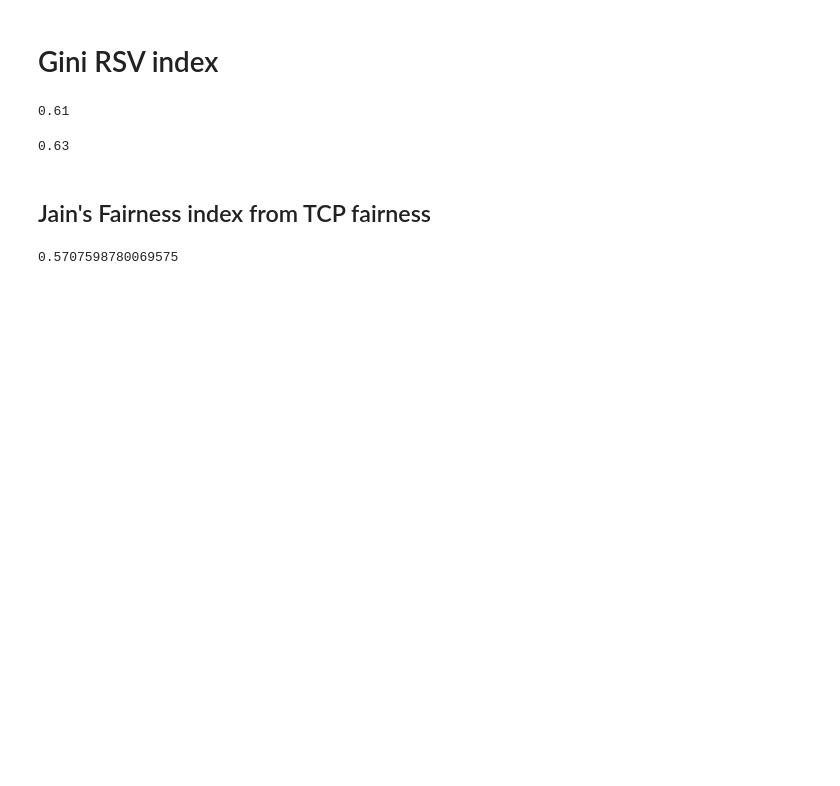
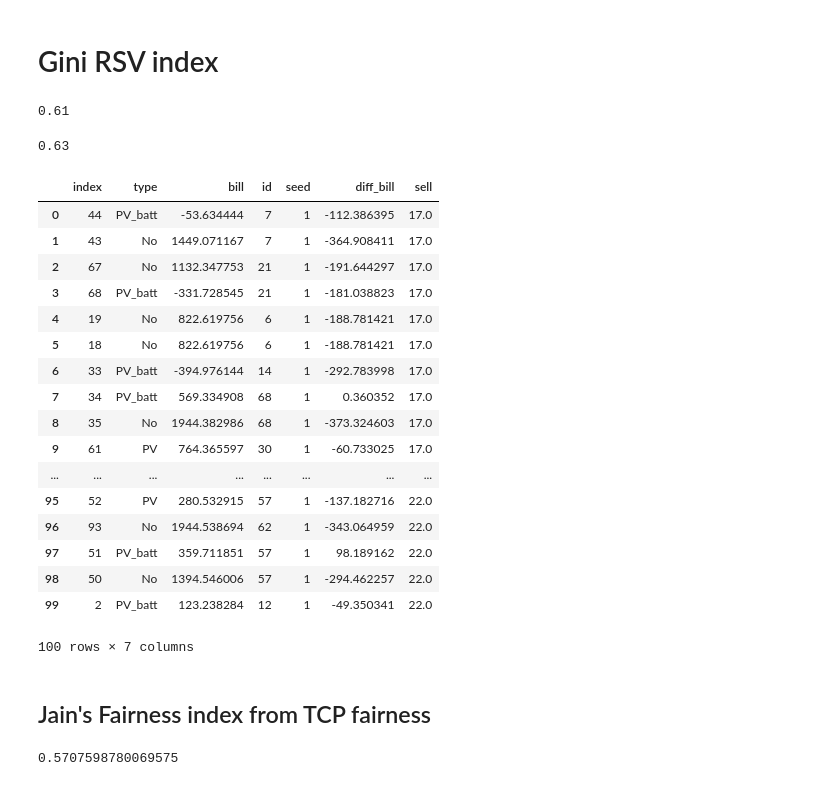
Before and after one commit to alefunxo/Solar_communities, a Jupyter notebook: src/flexible_P3.ipynb, the cells around one changed output. Drawn from its saved outputs; the diff is of its cells as text; code cells hidden in the pictures; blank space fills up the shorter version.

```diff
--- a/src/flexible_P3.ipynb
+++ b/src/flexible_P3.ipynb
@@ -588,0 +665,30 @@ Gini_rsv(np.array(aux.P2P.astype(float)),aux.weight)
+# %%
+aux2=out_sc_hh.loc[:,['type','bill','id','seed']]
+aux2['diff_bill']=out_p2p_hh['bill']-out_sc_hh['bill']
+# %%
+aux2['id']=selection['name']
+# %%
+aux2=pd.merge(aux2,df_bhv_paired.groupby('id').sum().sell,how='inner',on='id')
+# %%
+aux2=aux2.sort_values('sell').reset_index()
+# %%
+aux2
+# %% [output]
+|  | index | type | bill | id | seed | diff_bill | sell |
+| 0 | 44 | PV_batt | -53.634444 | 7 | 1 | -112.386395 | 17.0 |
+| 1 | 43 | No | 1449.071167 | 7 | 1 | -364.908411 | 17.0 |
+| 2 | 67 | No | 1132.347753 | 21 | 1 | -191.644297 | 17.0 |
+| 3 | 68 | PV_batt | -331.728545 | 21 | 1 | -181.038823 | 17.0 |
+| 4 | 19 | No | 822.619756 | 6 | 1 | -188.781421 | 17.0 |
+| 5 | 18 | No | 822.619756 | 6 | 1 | -188.781421 | 17.0 |
+| 6 | 33 | PV_batt | -394.976144 | 14 | 1 | -292.783998 | 17.0 |
+| 7 | 34 | PV_batt | 569.334908 | 68 | 1 | 0.360352 | 17.0 |
+| 8 | 35 | No | 1944.382986 | 68 | 1 | -373.324603 | 17.0 |
+| 9 | 61 | PV | 764.365597 | 30 | 1 | -60.733025 | 17.0 |
+| ... | ... | ... | ... | ... | ... | ... | ... |
+| 95 | 52 | PV | 280.532915 | 57 | 1 | -137.182716 | 22.0 |
+| 96 | 93 | No | 1944.538694 | 62 | 1 | -343.064959 | 22.0 |
+| 97 | 51 | PV_batt | 359.711851 | 57 | 1 | 98.189162 | 22.0 |
+| 98 | 50 | No | 1394.546006 | 57 | 1 | -294.462257 | 22.0 |
+| 99 | 2 | PV_batt | 123.238284 | 12 | 1 | -49.350341 | 22.0 |
+100 rows × 7 columns
```
Also changed, not shown: parts of 25 cells of this notebook, 6 other files.
